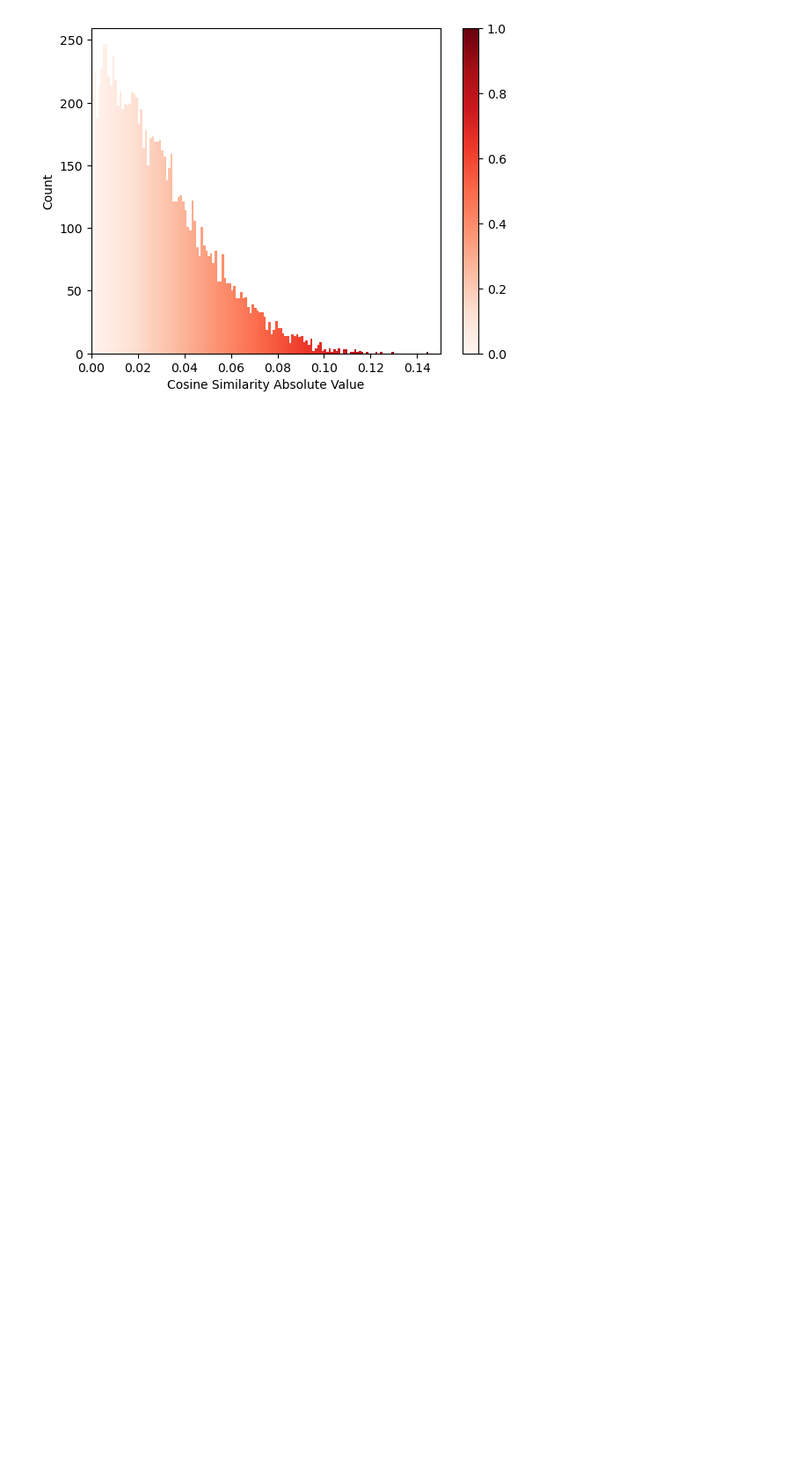
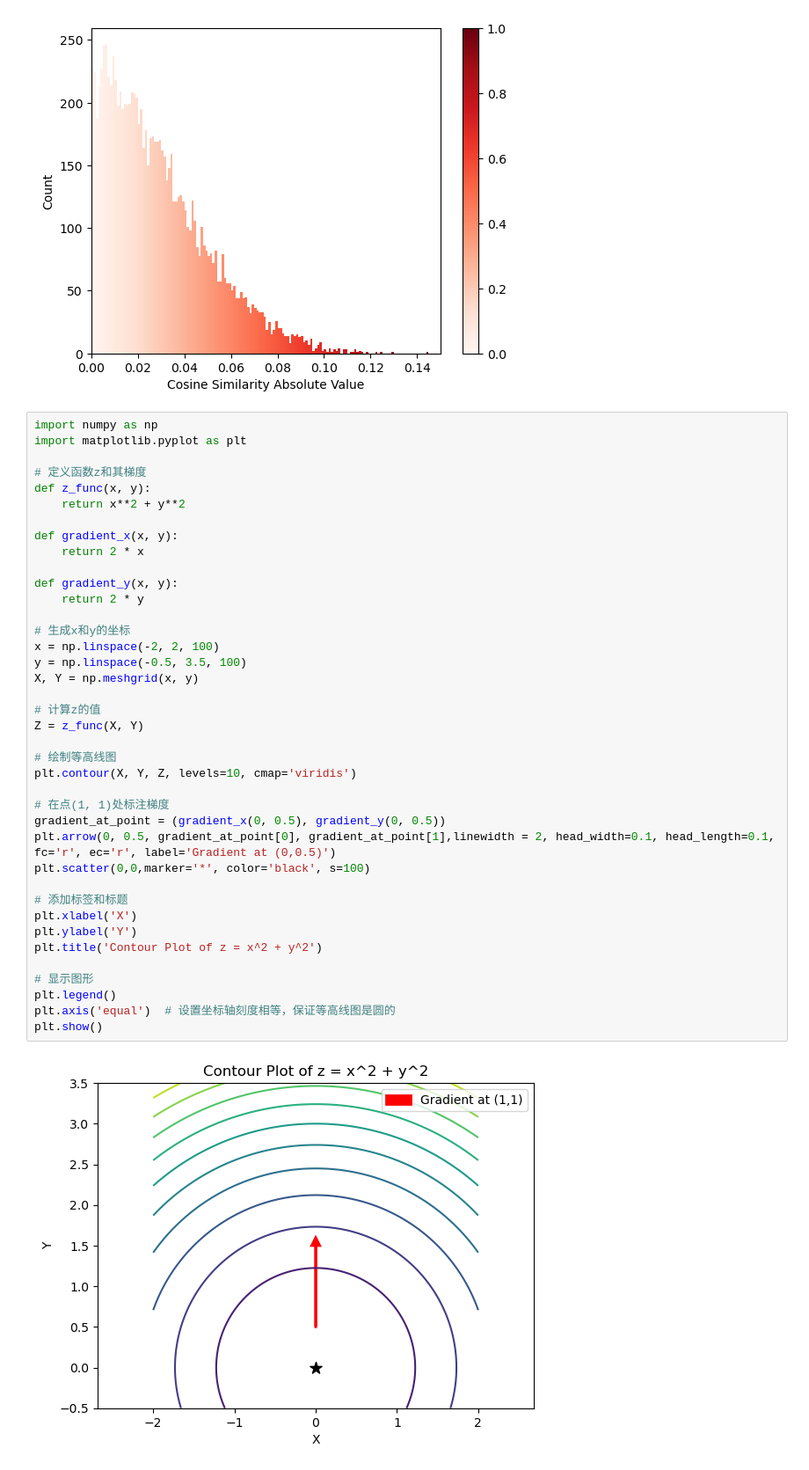
Before and after one commit to UbiquitousLearning/FwdLLM, a Jupyter notebook: figure.ipynb, the cells around one changed output. Shown at 88% size. Cells and saved outputs as stored; diff of their text form; blank space fills up the shorter version.

```diff
--- a/figure.ipynb
+++ b/figure.ipynb
@@ -197,3 +197,44 @@ plt.colorbar(ScalarMappable(cmap=cmap))
 plt.savefig("/data/wyz/ForwardFL-Latex/figs/design-sampling-statistic_wyz.pdf")
 # %% [output]
 [figure]
+# %%
+import numpy as np
+import matplotlib.pyplot as plt
+
+# 定义函数z和其梯度
+def z_func(x, y):
+    return x**2 + y**2
+
+def gradient_x(x, y):
+    return 2 * x
+
+def gradient_y(x, y):
+    return 2 * y
+
+# 生成x和y的坐标
+x = np.linspace(-2, 2, 100)
+y = np.linspace(-0.5, 3.5, 100)
+X, Y = np.meshgrid(x, y)
+
+# 计算z的值
+Z = z_func(X, Y)
+
+# 绘制等高线图
+plt.contour(X, Y, Z, levels=10, cmap='viridis')
+
+# 在点(1, 1)处标注梯度
+gradient_at_point = (gradient_x(0, 0.5), gradient_y(0, 0.5))
+plt.arrow(0, 0.5, gradient_at_point[0], gradient_at_point[1],linewidth = 2, head_width=0.1, head_length=0.1, fc='r', ec='r', label='Gradient at (0,0.5)')
+plt.scatter(0,0,marker='*', color='black', s=100)
+
+# 添加标签和标题
+plt.xlabel('X')
+plt.ylabel('Y')
+plt.title('Contour Plot of z = x^2 + y^2')
+
+# 显示图形
+plt.legend()
+plt.axis('equal')  # 设置坐标轴刻度相等，保证等高线图是圆的
+plt.show()
+# %% [output]
+[figure, added]
```
Also changed, not shown: 26 other files.
